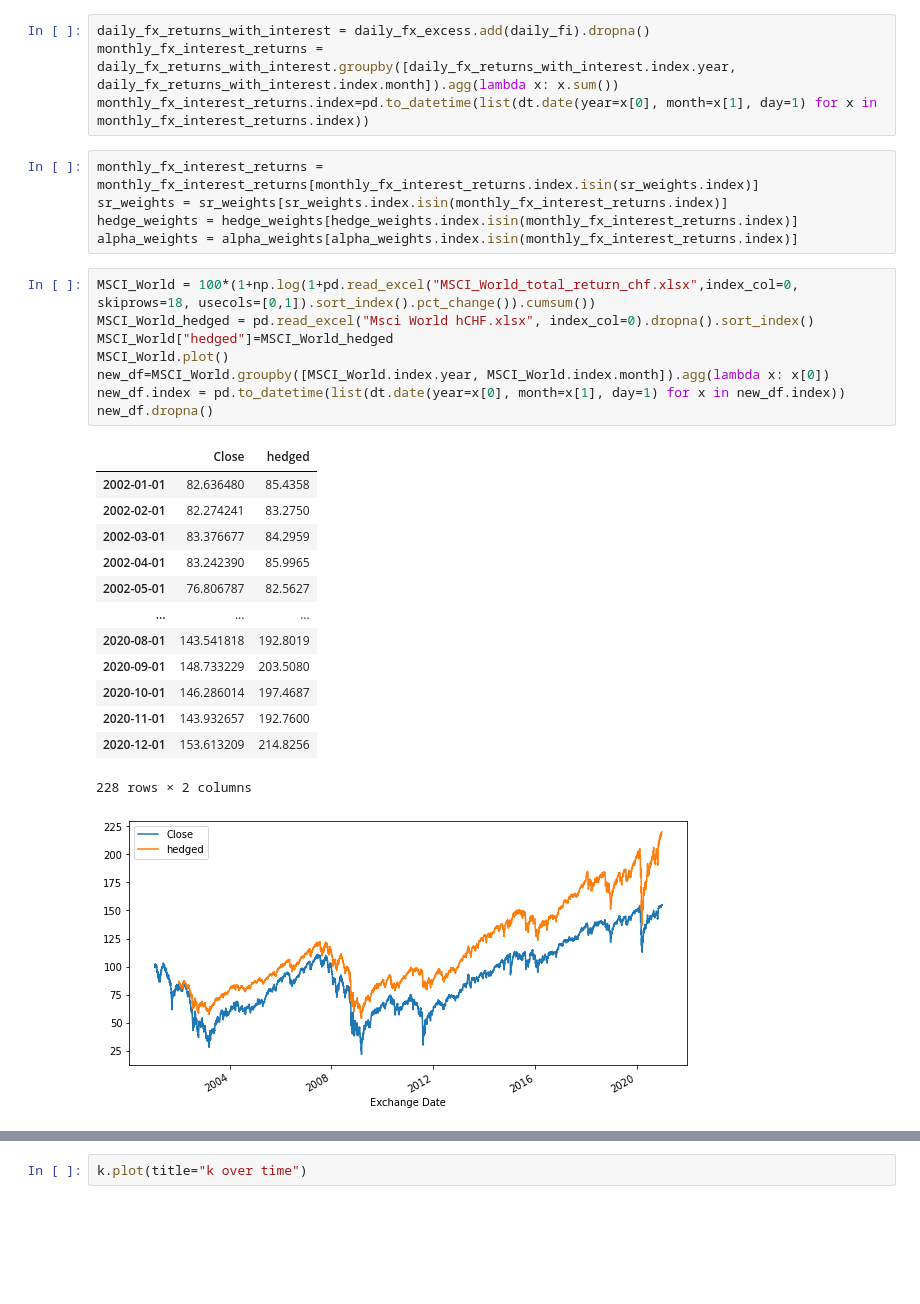
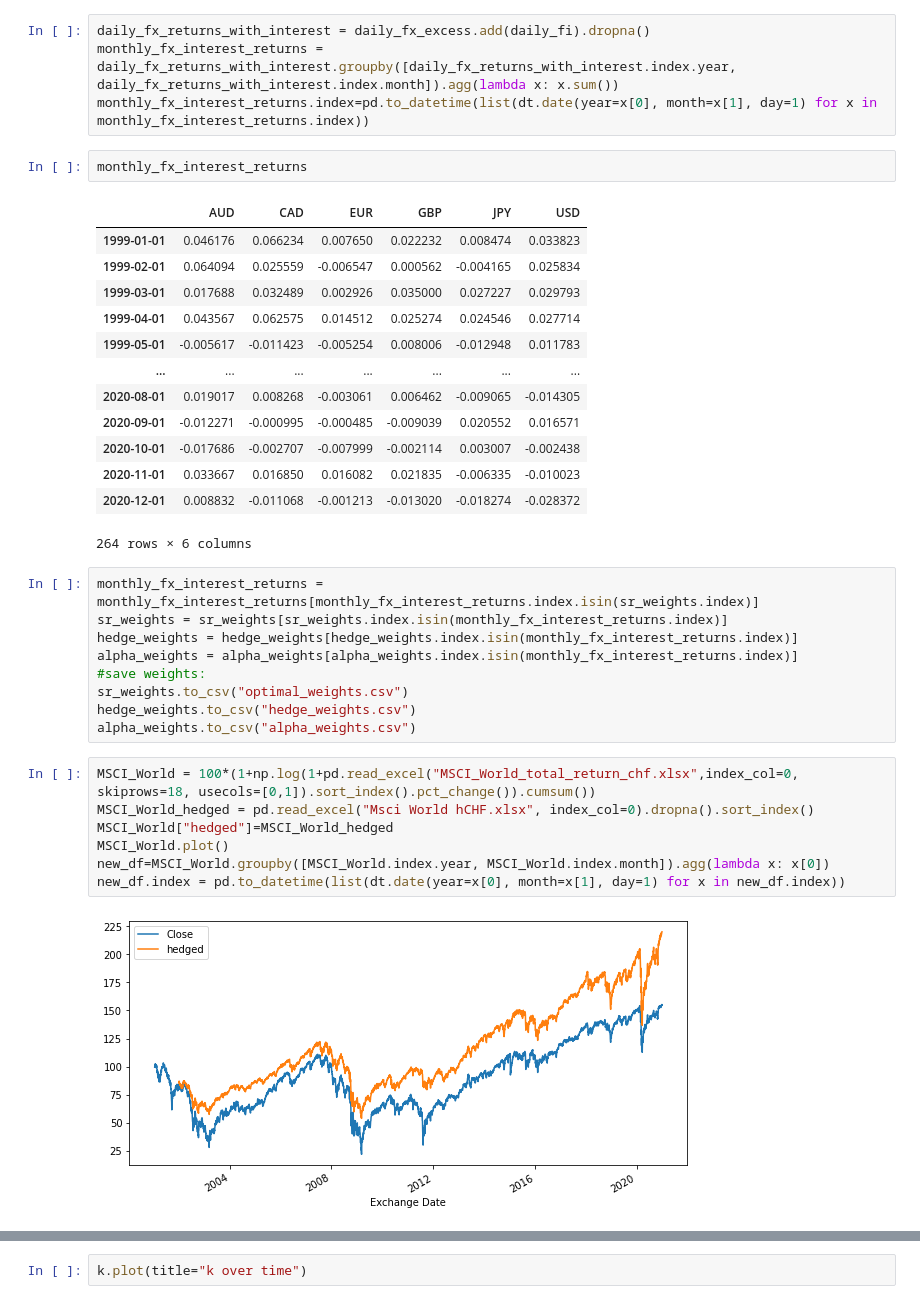
Before and after one commit to Tobias-Mann/Practicioners-Seminar-Notebook, a Jupyter notebook: Optimal Currency Hedging for International Equity Portfolios.ipynb, the cells around one changed output, grey strips where cells are left out. Drawn from its saved outputs; the diff is of its cells as text; blank space fills up the shorter version.

```diff
--- a/Optimal Currency Hedging for International Equity Portfolios.ipynb
+++ b/Optimal Currency Hedging for International Equity Portfolios.ipynb
@@ -234,11 +236,31 @@ k = pd.Series(k).T.sort_index()
 daily_fx_returns_with_interest = daily_fx_excess.add(daily_fi).dropna()
 monthly_fx_interest_returns = daily_fx_returns_with_interest.groupby([daily_fx_returns_with_interest.index.year, daily_fx_returns_with_interest.index.month]).agg(lambda x: x.sum())
 monthly_fx_interest_returns.index=pd.to_datetime(list(dt.date(year=x[0], month=x[1], day=1) for x in monthly_fx_interest_returns.index))
+# %%
+monthly_fx_interest_returns
+# %% [output]
+|  | AUD | CAD | EUR | GBP | JPY | USD |
+| 1999-01-01 | 0.046176 | 0.066234 | 0.007650 | 0.022232 | 0.008474 | 0.033823 |
+| 1999-02-01 | 0.064094 | 0.025559 | -0.006547 | 0.000562 | -0.004165 | 0.025834 |
+| 1999-03-01 | 0.017688 | 0.032489 | 0.002926 | 0.035000 | 0.027227 | 0.029793 |
+| 1999-04-01 | 0.043567 | 0.062575 | 0.014512 | 0.025274 | 0.024546 | 0.027714 |
+| 1999-05-01 | -0.005617 | -0.011423 | -0.005254 | 0.008006 | -0.012948 | 0.011783 |
+| ... | ... | ... | ... | ... | ... | ... |
+| 2020-08-01 | 0.019017 | 0.008268 | -0.003061 | 0.006462 | -0.009065 | -0.014305 |
+| 2020-09-01 | -0.012271 | -0.000995 | -0.000485 | -0.009039 | 0.020552 | 0.016571 |
+| 2020-10-01 | -0.017686 | -0.002707 | -0.007999 | -0.002114 | 0.003007 | -0.002438 |
+| 2020-11-01 | 0.033667 | 0.016850 | 0.016082 | 0.021835 | -0.006335 | -0.010023 |
+| 2020-12-01 | 0.008832 | -0.011068 | -0.001213 | -0.013020 | -0.018274 | -0.028372 |
+264 rows × 6 columns
 # %%
 monthly_fx_interest_returns = monthly_fx_interest_returns[monthly_fx_interest_returns.index.isin(sr_weights.index)]
 sr_weights = sr_weights[sr_weights.index.isin(monthly_fx_interest_returns.index)]
 hedge_weights = hedge_weights[hedge_weights.index.isin(monthly_fx_interest_returns.index)]
 alpha_weights = alpha_weights[alpha_weights.index.isin(monthly_fx_interest_returns.index)]
+#save weights:
+sr_weights.to_csv("optimal_weights.csv")
+hedge_weights.to_csv("hedge_weights.csv")
+alpha_weights.to_csv("alpha_weights.csv")
 # %%
 MSCI_World = 100*(1+np.log(1+pd.read_excel("MSCI_World_total_return_chf.xlsx",index_col=0, skiprows=18, usecols=[0,1]).sort_index().pct_change()).cumsum())
 MSCI_World_hedged = pd.read_excel("Msci World hCHF.xlsx", index_col=0).dropna().sort_index()
@@ -246,21 +268,7 @@ MSCI_World["hedged"]=MSCI_World_hedged
 MSCI_World.plot()
 new_df=MSCI_World.groupby([MSCI_World.index.year, MSCI_World.index.month]).agg(lambda x: x[0])
 new_df.index = pd.to_datetime(list(dt.date(year=x[0], month=x[1], day=1) for x in new_df.index))
-new_df.dropna()
 # %% [output]
-|  | Close | hedged |
-| 2002-01-01 | 82.636480 | 85.4358 |
-| 2002-02-01 | 82.274241 | 83.2750 |
-| 2002-03-01 | 83.376677 | 84.2959 |
-| 2002-04-01 | 83.242390 | 85.9965 |
-| 2002-05-01 | 76.806787 | 82.5627 |
-| ... | ... | ... |
-| 2020-08-01 | 143.541818 | 192.8019 |
-| 2020-09-01 | 148.733229 | 203.5080 |
-| 2020-10-01 | 146.286014 | 197.4687 |
-| 2020-11-01 | 143.932657 | 192.7600 |
-| 2020-12-01 | 153.613209 | 214.8256 |
-228 rows × 2 columns
 [figure]
 # %%
 #plotting cumulative return of the sharp ratio omtimizing hedge
```
Also changed, not shown: parts of 3 cells of this notebook.
